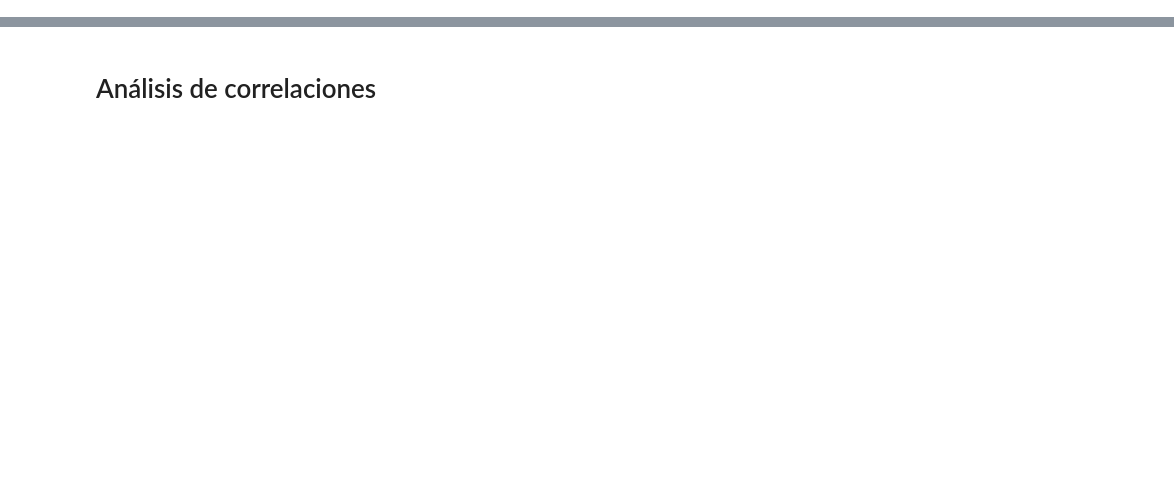
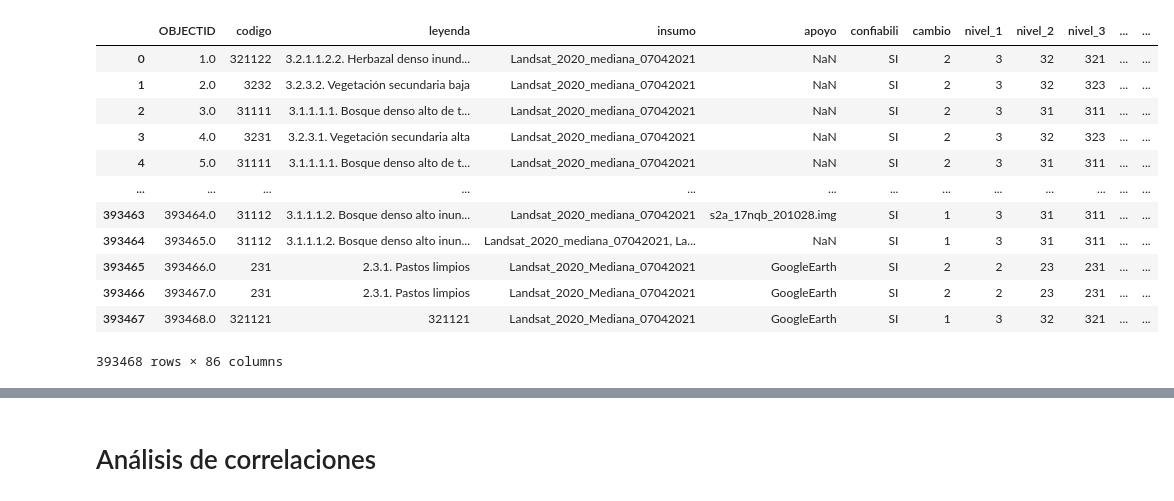
Before and after one commit to HIDES-Co/colombian_case_methane_analysis-, a Jupyter notebook: data_analysis/correlations.ipynb, the cells around one changed output, grey strips where cells are left out. Saved outputs shown, nothing was run; the diff lists cells and outputs as text; code cells hidden in the pictures; blank space fills up the shorter version.

```diff
--- a/data_analysis/correlations.ipynb
+++ b/data_analysis/correlations.ipynb
@@ -31,9 +61,7 @@ mydict1
 # %%
-import csv
+Nivel3_path = os.path.join(parent_dir, 'common/Nivel3.csv')
+with open(Nivel3_path, mode='r') as infile:
+    reader = csv.reader(infile)
+    mydict = {rows[1]:rows[0] for rows in reader}
 
-with open('/content/drive/Shareddrives/PIGCC/Satelite/datos_csv/Nivel3.csv', mode='r') as infile:
-    reader = csv.reader(infile)
-    with open('/content/drive/Shareddrives/PIGCC/Satelite/datos_csv/N3.csv', mode='w') as outfile:
-        writer = csv.writer(outfile)
-        mydict = {rows[1]:rows[0] for rows in reader}
 mydict
@@ -40,3 +86,3 @@ mydict
 # %%
-dfg['Leyenda_1']=dfg['nivel_1'].map(mydict1)
-dfg[['Leyenda_1','nivel_1']]
+gdf['Leyenda_1'] = gdf['nivel_1'].map(mydict1)
+gdf[['Leyenda_1','nivel_1']]
@@ -43,3 +103,3 @@ dfg[['Leyenda_1','nivel_1']]
 # %%
-dfg['Leyenda_3']=dfg['nivel_3'].map(mydict)
-dfg[['Leyenda_3','nivel_3']]
+gdf['Leyenda_3'] = gdf['nivel_3'].map(mydict)
+gdf[['Leyenda_3','nivel_3']]
@@ -46,8 +120,22 @@ dfg[['Leyenda_3','nivel_3']]
 # %%
-encoded_df = pd.get_dummies(dfg, columns=["Leyenda_3"])  # Encode the "leyenda 3" column
-encoded_df1 = pd.get_dummies(dfg, columns=["Leyenda_1"])  # Encode the "Leyenda 1" column
-#print(encoded_df1.columns)
-encoded_df=pd.concat([encoded_df,encoded_df1[['Leyenda_1_1. Territorios artificializados', 'Leyenda_1_2. Territorios agrícolas', 'Leyenda_1_3. Bosques y áreas seminaturales','Leyenda_1_4. Áreas húmedas',
+encoded_df = pd.get_dummies(gdf, columns=["Leyenda_3"])  # Encode the "leyenda 3" column
+encoded_df1 = pd.get_dummies(gdf, columns=["Leyenda_1"])  # Encode the "Leyenda 1" column
+
+encoded_df = pd.concat([encoded_df,encoded_df1[['Leyenda_1_1. Territorios artificializados', 'Leyenda_1_2. Territorios agrícolas', 'Leyenda_1_3. Bosques y áreas seminaturales','Leyenda_1_4. Áreas húmedas',
        'Leyenda_1_5. Superficies de agua']]], axis=1)
 encoded_df['groupb']=0
 encoded_df
+# %% [output]
+|  | OBJECTID | codigo | leyenda | insumo | apoyo | confiabili | cambio | nivel_1 | nivel_2 | nivel_3 | ... | ... |
+| 0 | 1.0 | 321122 | 3.2.1.1.2.2. Herbazal denso inund... | Landsat_2020_mediana_07042021 | NaN | SI | 2 | 3 | 32 | 321 | ... | ... |
+| 1 | 2.0 | 3232 | 3.2.3.2. Vegetación secundaria baja | Landsat_2020_mediana_07042021 | NaN | SI | 2 | 3 | 32 | 323 | ... | ... |
+| 2 | 3.0 | 31111 | 3.1.1.1.1. Bosque denso alto de t... | Landsat_2020_mediana_07042021 | NaN | SI | 2 | 3 | 31 | 311 | ... | ... |
+| 3 | 4.0 | 3231 | 3.2.3.1. Vegetación secundaria alta | Landsat_2020_mediana_07042021 | NaN | SI | 2 | 3 | 32 | 323 | ... | ... |
+| 4 | 5.0 | 31111 | 3.1.1.1.1. Bosque denso alto de t... | Landsat_2020_mediana_07042021 | NaN | SI | 2 | 3 | 31 | 311 | ... | ... |
+| ... | ... | ... | ... | ... | ... | ... | ... | ... | ... | ... | ... | ... |
+| 393463 | 393464.0 | 31112 | 3.1.1.1.2. Bosque denso alto inun... | Landsat_2020_mediana_07042021 | s2a_17nqb_201028.img | SI | 1 | 3 | 31 | 311 | ... | ... |
+| 393464 | 393465.0 | 31112 | 3.1.1.1.2. Bosque denso alto inun... | Landsat_2020_mediana_07042021, La... | NaN | SI | 1 | 3 | 31 | 311 | ... | ... |
+| 393465 | 393466.0 | 231 | 2.3.1. Pastos limpios | Landsat_2020_Mediana_07042021 | GoogleEarth | SI | 2 | 2 | 23 | 231 | ... | ... |
+| 393466 | 393467.0 | 231 | 2.3.1. Pastos limpios | Landsat_2020_Mediana_07042021 | GoogleEarth | SI | 2 | 2 | 23 | 231 | ... | ... |
+| 393467 | 393468.0 | 321121 | 321121 | Landsat_2020_Mediana_07042021 | GoogleEarth | SI | 1 | 3 | 32 | 321 | ... | ... |
+393468 rows × 86 columns
```
Also changed, not shown: parts of 22 cells of this notebook, 7 other files.
